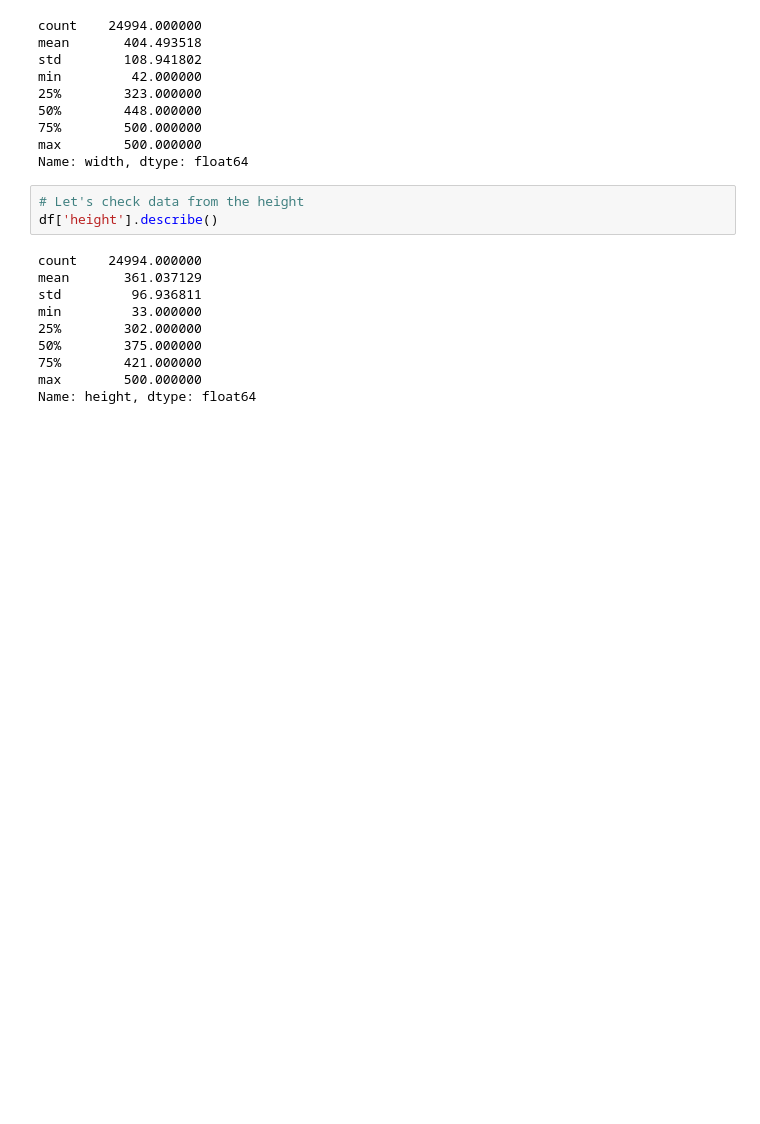
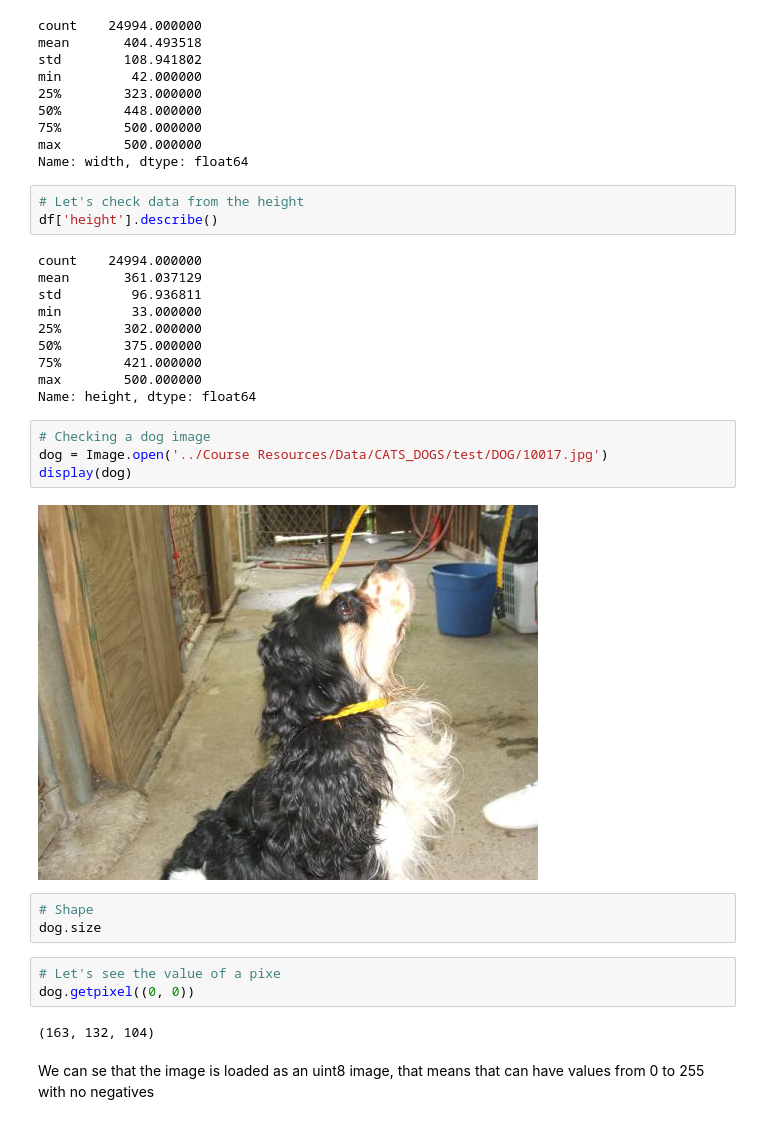
Before and after one commit to Cachemarra/Python-for-DeepLearning-bootcamp, a Jupyter notebook: Section 7 ANN/Loading Real Image Data.ipynb, the cells around one changed output. Cells and saved outputs as stored; diff of their text form; blank space fills up the shorter version.

Commit message:
Finished loading real image data.

```diff
--- a/Section 7 ANN/Loading Real Image Data.ipynb
+++ b/Section 7 ANN/Loading Real Image Data.ipynb
@@ -107,3 +107,19 @@ min         33.000000
 75%        421.000000
 max        500.000000
 Name: height, dtype: float64
+# %%
+# Checking a dog image
+dog = Image.open('../Course Resources/Data/CATS_DOGS/test/DOG/10017.jpg')
+display(dog)
+# %% [output]
+[figure, added]
+# %%
+# Shape
+dog.size
+# %%
+# Let's see the value of a pixe
+dog.getpixel((0, 0))
+# %% [output]
+(163, 132, 104)
+# %% [markdown]
+We can se that the image is loaded as an uint8 image, that means that can have values from 0 to 255 with no negatives
```
Also changed, not shown: parts of 14 cells of this notebook, 1 other file.
